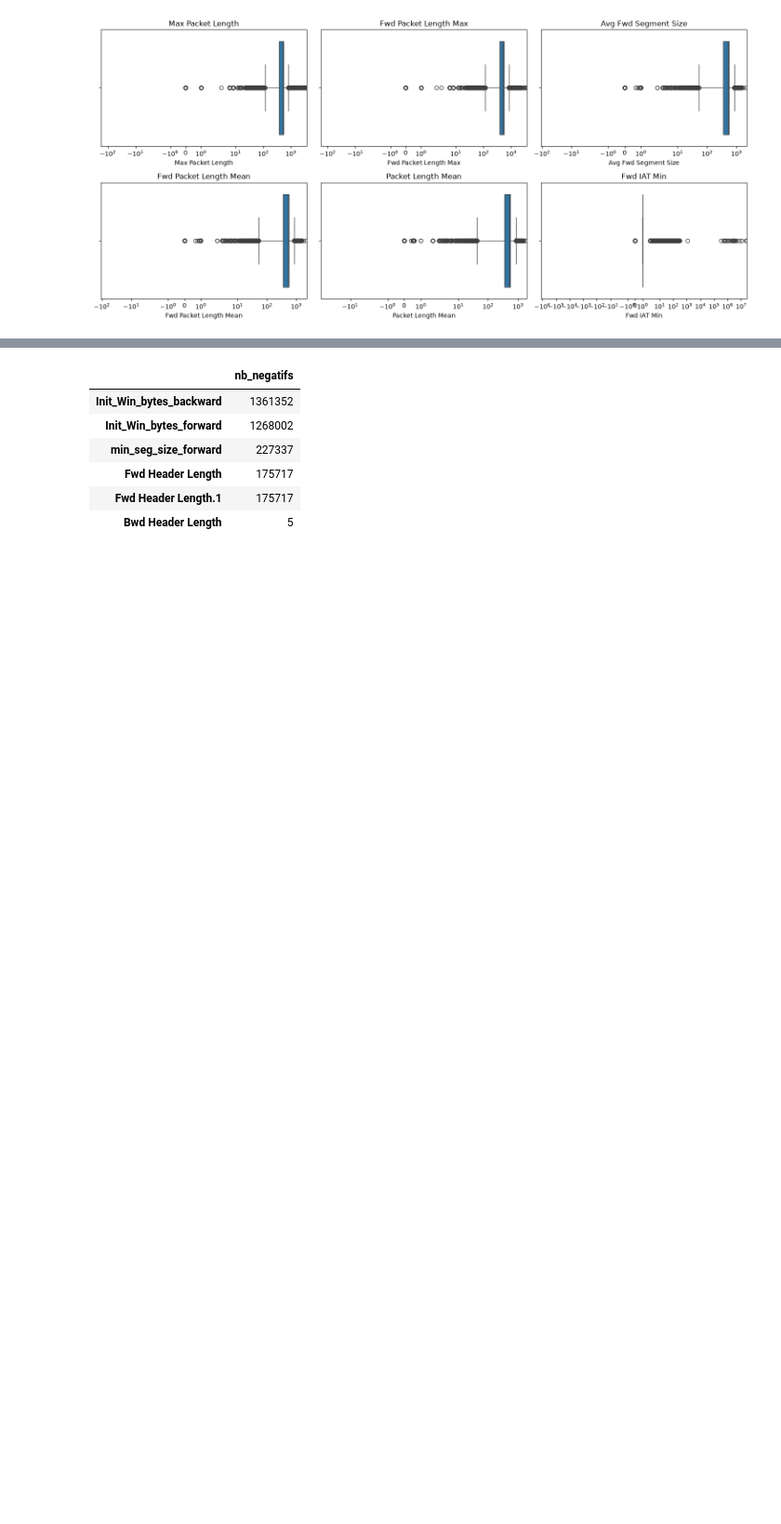
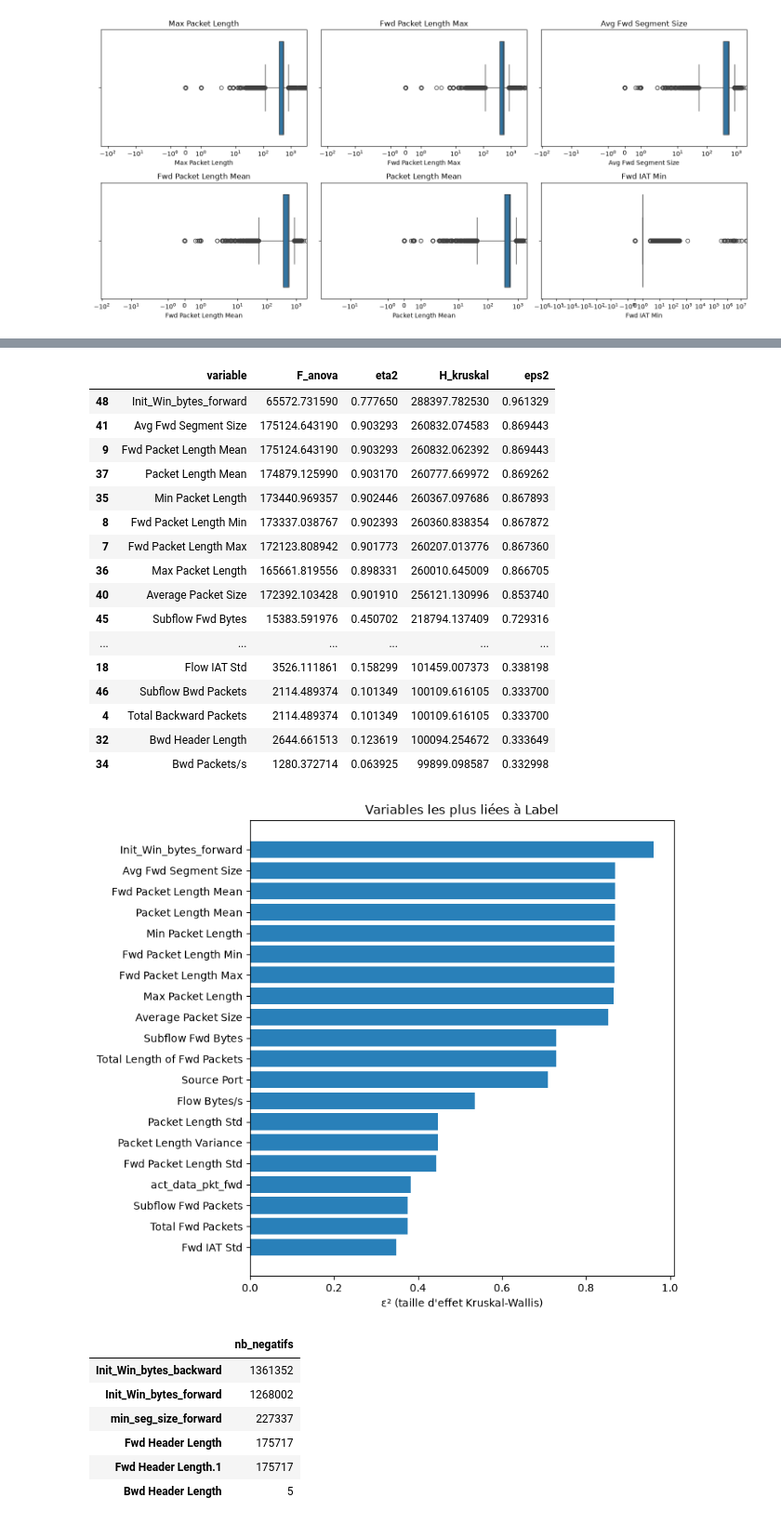
Before and after one commit to zeinebchehidi/DDOS-detection-CRISP-DM-, a Jupyter notebook: notebooks/EDA.ipynb, the cells around one changed output, grey strips where cells are left out. Shown at 93% size. Cells and saved outputs as stored; diff of their text form; code cells hidden in the pictures; blank space fills up the shorter version.

```diff
--- a/notebooks/EDA.ipynb
+++ b/notebooks/EDA.ipynb
@@ -436,0 +483,62 @@ plt.tight_layout(); plt.show()
+# %%
+from scipy.stats import chi2_contingency, kruskal, f_oneway
+
+# --- Cible nettoyée -----------------------------------------------------------
+y = df["Label"].astype(str).str.strip().replace({"UDP-lag": "UDPLag"})
+vc = y.value_counts()
+ok = y.isin(vc[vc >= 30].index)                      # on retire les classes trop petites (ex. WebDDoS)
+print("Classes retirées :", vc[vc < 30].to_dict())
+
+# --- Variables ----------------------------------------------------------------
+exclure = {"Unnamed: 0", "Label", "source_file", "day"}
+num = [c for c in df.select_dtypes("number").columns
+       if c not in exclure and df[c].nunique() > 1]
+cat = [c for c in num if df[c].nunique() <= 10] + ["SimillarHTTP"]   # discrètes -> Chi²
+cont = [c for c in num if c not in cat]                              # continues -> ANOVA / Kruskal
+
+sample = df[ok].sample(300_000, random_state=42)
+ys = y[sample.index]
+
+# --- 1. Chi² + V de Cramér (variables catégorielles) -------------------------
+rows = []
+for c in cat:
+    ct = pd.crosstab(sample[c].astype(str), ys)
+    chi2, p, dof, _ = chi2_contingency(ct)
+    v = np.sqrt(chi2 / (ct.values.sum() * (min(ct.shape) - 1)))
+    rows.append((c, chi2, p, v))
+res_chi2 = pd.DataFrame(rows, columns=["variable", "chi2", "p", "V_Cramer"]).sort_values("V_Cramer", ascending=False)
+display(res_chi2)
+
+# --- 2. ANOVA (η²) et Kruskal (ε²) sur les variables continues ----------------
+rows = []
+for c in cont:
+    v = sample[c].replace([np.inf, -np.inf], np.nan)
+    tmp = pd.DataFrame({"v": v, "y": ys}).dropna()
+    groups = [g.values for _, g in tmp.groupby("y")["v"] if len(g) > 1]
+    if len(groups) < 2 or tmp["v"].nunique() < 2:
+        continue
+    n = len(tmp)
+
+    F, p_a = f_oneway(*groups)
+    grand = tmp["v"].mean()
+    ssb = sum(len(g) * (g.mean() - grand) ** 2 for g in groups)
+    sst = ((tmp["v"] - grand) ** 2).sum()
+    eta2 = ssb / sst if sst > 0 else np.nan
+
+    H, p_k = kruskal(*groups)
+    eps2 = H / (n - 1)
+
+    rows.append((c, F, eta2, H, eps2))
+res_num = pd.DataFrame(rows, columns=["variable", "F_anova", "eta2", "H_kruskal", "eps2"]) \
+            .sort_values("eps2", ascending=False)
+display(res_num.head(25))
+
+# --- 3. Graphique : top 20 par Kruskal ---------------------------------------
+top = res_num.head(20)[::-1]
+plt.figure(figsize=(8, 7))
+plt.barh(top["variable"], top["eps2"], color="#2980b9")
+plt.xlabel("ε² (taille d'effet Kruskal-Wallis)")
+plt.title("Variables les plus liées à Label")
+plt.tight_layout()
+plt.show()
+# %% [output]
@@ -437,3 +557,21 @@ plt.tight_layout(); plt.show()
+|  | variable | F_anova | eta2 | H_kruskal | eps2 |
+| 48 | Init_Win_bytes_forward | 65572.731590 | 0.777650 | 288397.782530 | 0.961329 |
+| 41 | Avg Fwd Segment Size | 175124.643190 | 0.903293 | 260832.074583 | 0.869443 |
+| 9 | Fwd Packet Length Mean | 175124.643190 | 0.903293 | 260832.062392 | 0.869443 |
+| 37 | Packet Length Mean | 174879.125990 | 0.903170 | 260777.669972 | 0.869262 |
+| 35 | Min Packet Length | 173440.969357 | 0.902446 | 260367.097686 | 0.867893 |
+| 8 | Fwd Packet Length Min | 173337.038767 | 0.902393 | 260360.838354 | 0.867872 |
+| 7 | Fwd Packet Length Max | 172123.808942 | 0.901773 | 260207.013776 | 0.867360 |
+| 36 | Max Packet Length | 165661.819556 | 0.898331 | 260010.645009 | 0.866705 |
+| 40 | Average Packet Size | 172392.103428 | 0.901910 | 256121.130996 | 0.853740 |
+| 45 | Subflow Fwd Bytes | 15383.591976 | 0.450702 | 218794.137409 | 0.729316 |
+| ... | ... | ... | ... | ... | ... |
+| 18 | Flow IAT Std | 3526.111861 | 0.158299 | 101459.007373 | 0.338198 |
+| 46 | Subflow Bwd Packets | 2114.489374 | 0.101349 | 100109.616105 | 0.333700 |
+| 4 | Total Backward Packets | 2114.489374 | 0.101349 | 100109.616105 | 0.333700 |
+| 32 | Bwd Header Length | 2644.661513 | 0.123619 | 100094.254672 | 0.333649 |
+| 34 | Bwd Packets/s | 1280.372714 | 0.063925 | 99899.098587 | 0.332998 |
+[figure, added]
 # %%
 # ===== 4.5 Valeurs impossibles / incohérences =====
 # Valeurs négatives dans des colonnes qui doivent être >= 0 (durées, compteurs, tailles)
```
Also changed, not shown: parts of 2 cells of this notebook.
